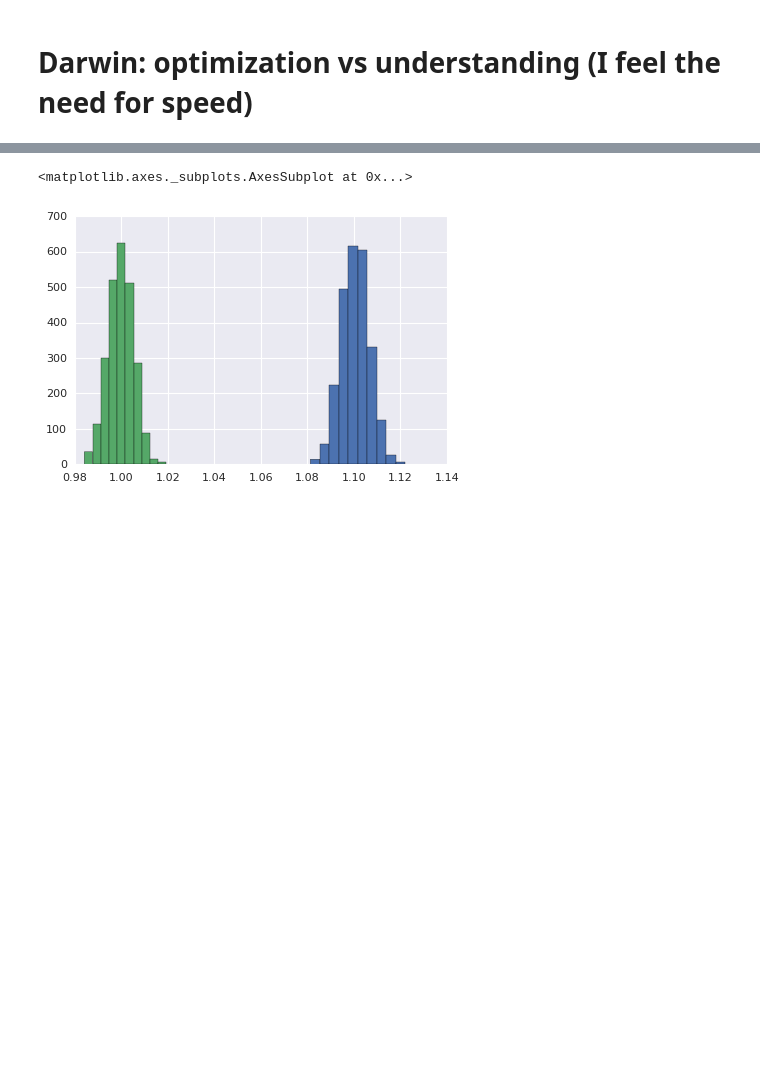
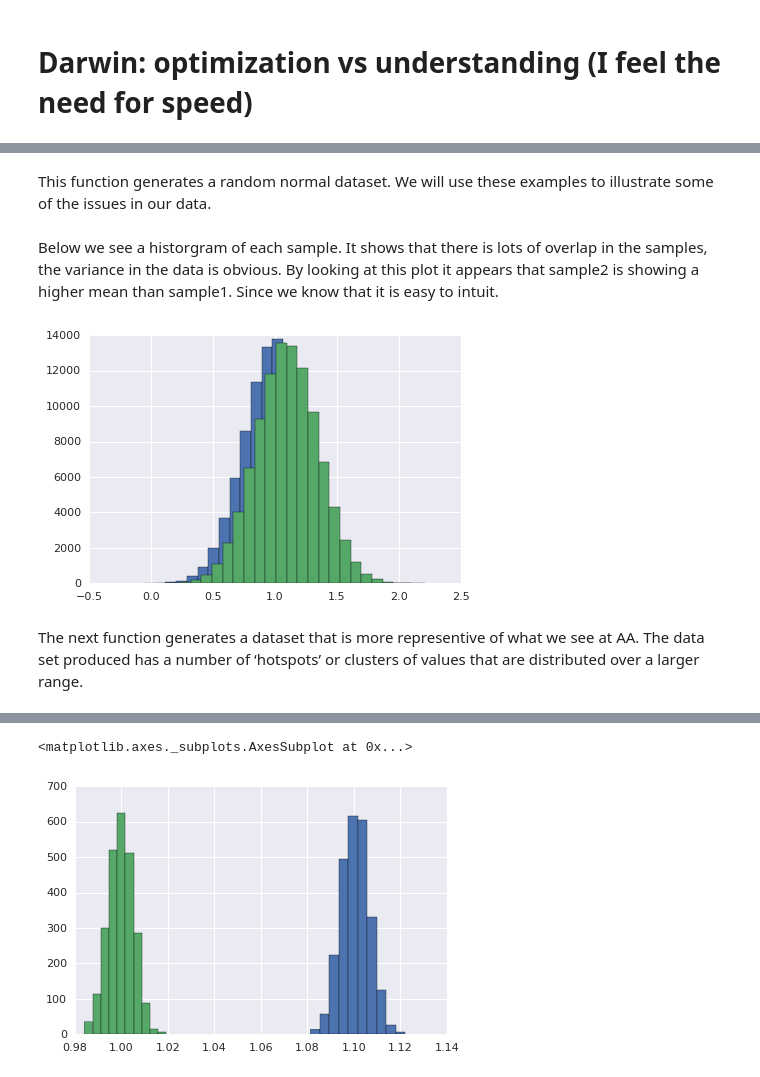
Before and after one commit to tkemmerling/pwin, a Jupyter notebook: Pwin.ipynb, the cells around one changed output, grey strips where cells are left out. Cells and saved outputs as stored; diff of their text form; code cells hidden in the pictures; blank space fills up the shorter version.

```diff
--- a/Pwin.ipynb
+++ b/Pwin.ipynb
@@ -24,4 +19,6 @@ import json
 %matplotlib inline
+# %% [markdown]
+This function generates a random normal dataset. We will use these examples to illustrate some of the issues in our data.
 # %%
 def genSample(mu, sigma, size):
   rval = np.random.normal(loc=mu, scale=sigma, size=size)
@@ -29,2 +29,11 @@ def genSample(mu, sigma, size):
+# %% [markdown]
+Below we see a historgram of each sample. It shows that there is lots of overlap in the samples, the variance in the data is obvious. By looking at this plot it appears that sample2 is showing a higher mean than sample1. Since we know that it is easy to intuit.
+# %%
+f = sample1.hist(bins = 25)
+f = sample2.hist(bins = 25)
+# %% [output]
+[figure, added]
+# %% [markdown]
+The next function generates a dataset that is more representive of what we see at AA. The data set produced has a number of ‘hotspots’ or clusters of values that are distributed over a larger range.
 # %%
 def genSampleNoisy(mu, sigma, size, steps = None, sparseness = None ):
```
Also changed, not shown: parts of 19 cells of this notebook.
